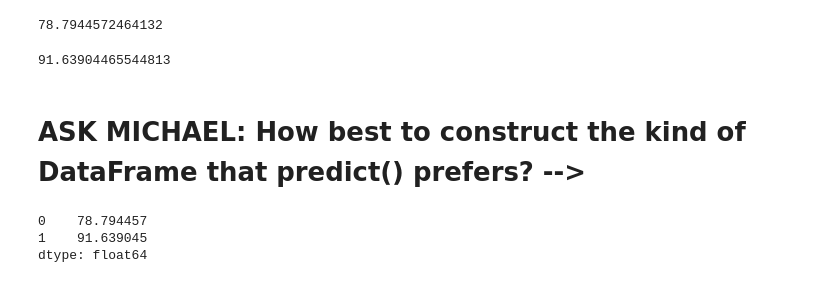
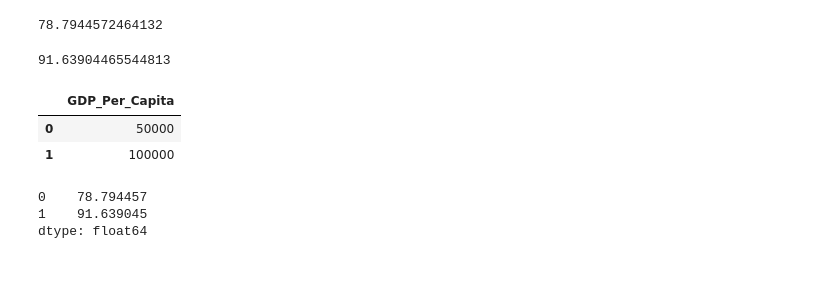
Before and after one commit to nss-data-science-cohort-8/un-linear-regression-MultidisciplinaryDeepDives, a Jupyter notebook: notebooks/UN_LinearRegression_In-ClassProject.ipynb, the cells around one changed output. Cells and saved outputs as stored; diff of their text form; code cells hidden in the pictures.

```diff
--- a/notebooks/UN_LinearRegression_In-ClassProject.ipynb
+++ b/notebooks/UN_LinearRegression_In-ClassProject.ipynb
@@ -463,8 +465,14 @@ estimate = lr_le_gdp.params['Intercept'] + lr_le_gdp.params['I(GDP_Per_Capita /
 estimate
 # %% [output]
 91.63904465544813
-# %% [markdown]
-# ASK MICHAEL: How best to construct the kind of DataFrame that predict() prefers? -->
+# %%
+pd.DataFrame({
+            'GDP_Per_Capita': [50000, 100000]
+        })
+# %% [output]
+|  | GDP_Per_Capita |
+| 0 | 50000 |
+| 1 | 100000 |
 # %%
 lr_le_gdp.predict(
         pd.DataFrame({
```
Also changed, not shown: parts of 5 cells of this notebook.
